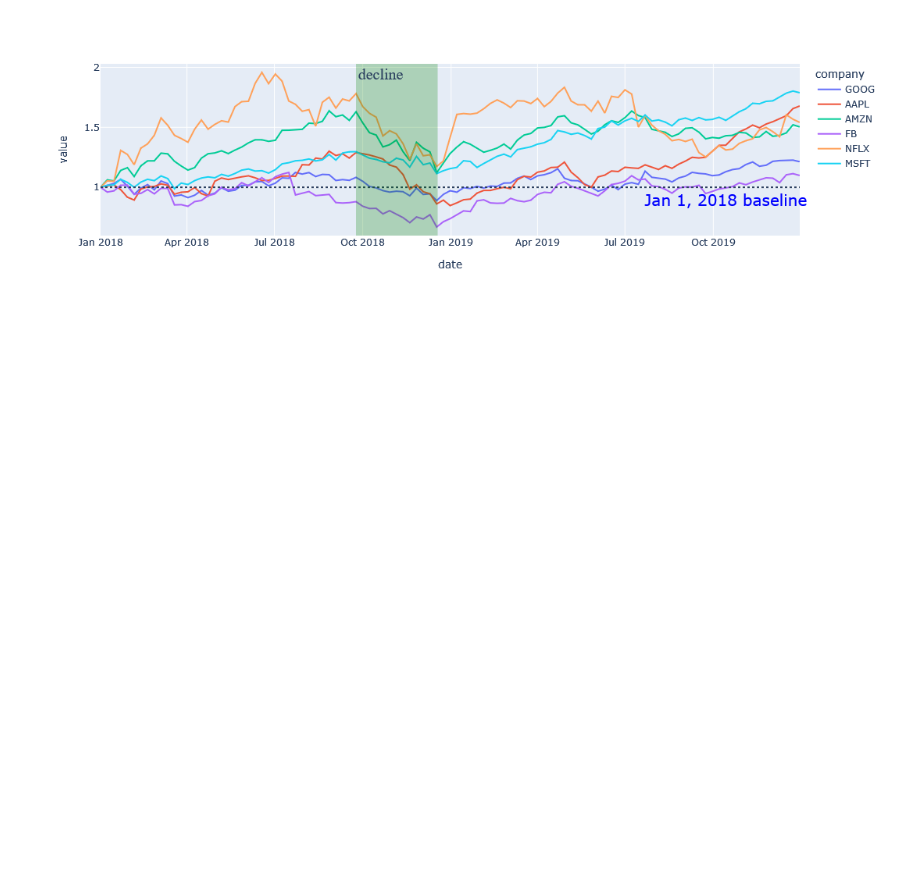
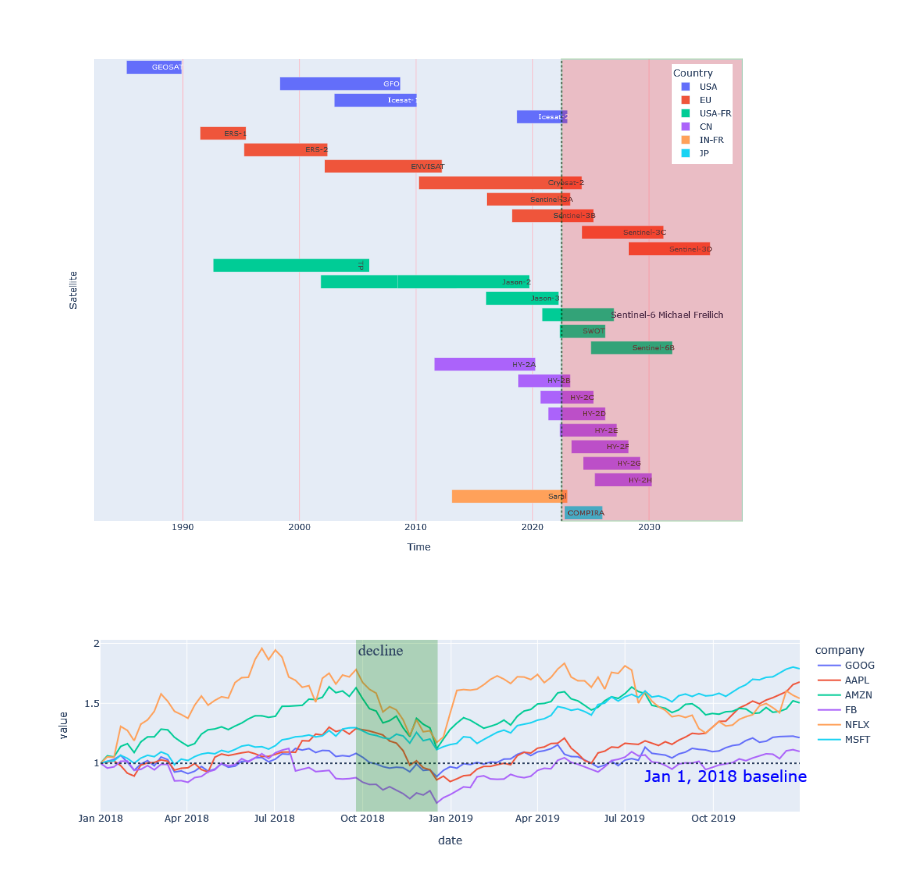
Before and after one commit to yangleir/RemoteSensing_paper, a Jupyter notebook: fig1_gantt/gantt.ipynb, the cells around one changed output. Cells and saved outputs as stored; diff of their text form; code cells hidden in the pictures; blank space fills up the shorter version.

```diff
--- a/fig1_gantt/gantt.ipynb
+++ b/fig1_gantt/gantt.ipynb
@@ -68,2 +41,23 @@ fig.show()
+# %%
+#generate visualization
+fig = px.timeline(df, x_start="Start", x_end="Finish", y="Satellite", color = "Country",text ="Satellite",width=1000,height=800)
+fig.update_yaxes(autorange="reversed")
+fig.update_layout(showlegend=True,legend_x=0.89,legend_y=0.99)
+fig.update_yaxes(title_text="Satellite")
+fig.update_xaxes(title_text="Time")
+
+fig.add_vline(x='2022-7-1',line_color="black",line_dash="dot",opacity=0.5)
+
+fig.add_vrect(x0='2022-7-1', x1='2038-1-1',line_color="green",fillcolor="red", opacity=0.2,
+                           annotation_text="", annotation_position="bottom left",
+              annotation=dict(font_size=20, font_family="Times New Roman"))
+
+
+fig.update_xaxes(showgrid=True, gridwidth=1, gridcolor='LightPink')
+fig.update_yaxes(nticks=30)
+fig.update_yaxes(showgrid=False,showticklabels=False)
+fig.show()
+# %% [output]
+[figure, added]
 # %%
 fig.write_image("fig_sat.pdf")
```
Also changed, not shown: parts of 3 cells of this notebook, 4 other files.
